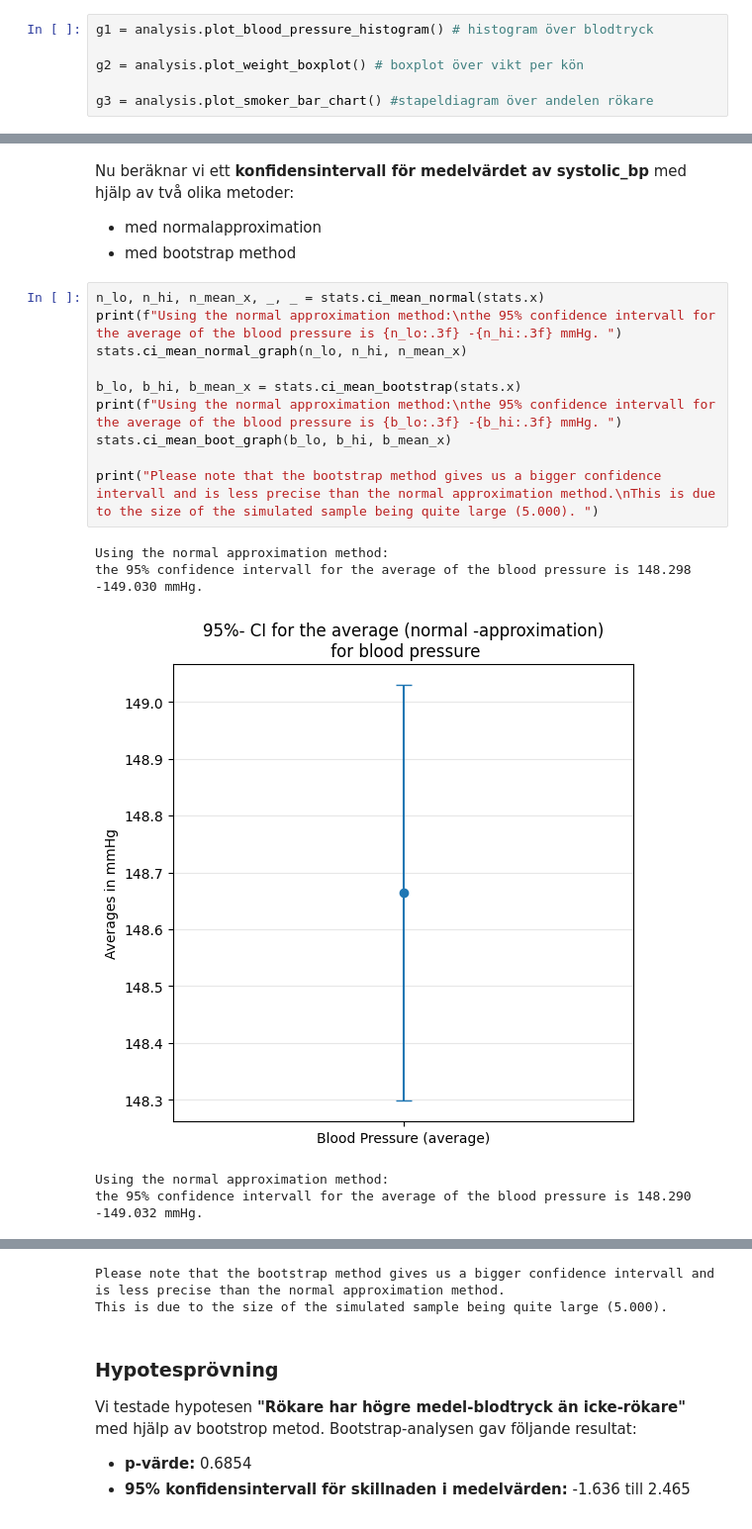
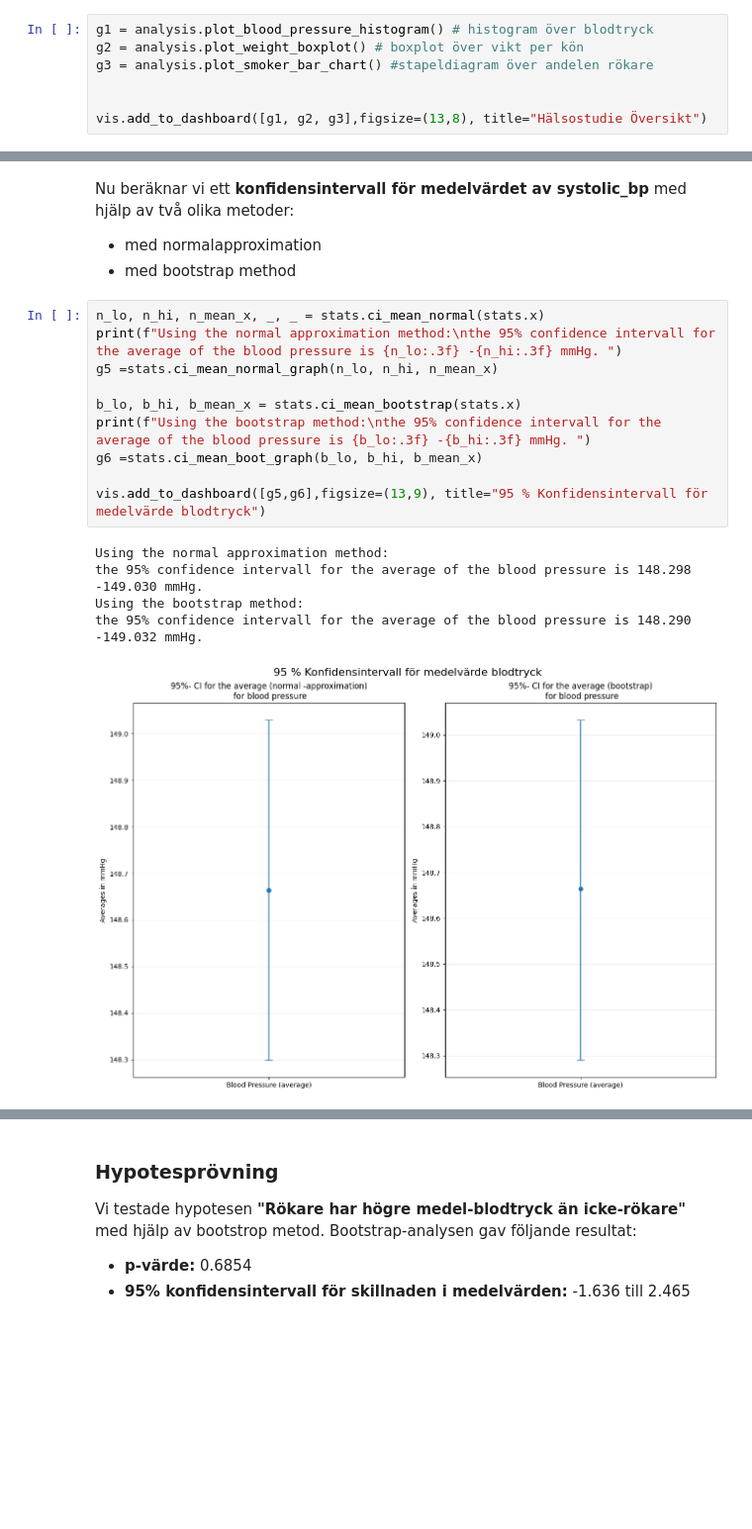
Before and after one commit to wendymermet-lgtm/H-lsostudie, a Jupyter notebook: report.ipynb, the cells around one changed output, grey strips where cells are left out. Shown: that part at 99% size. Saved outputs shown, nothing was run; the diff lists cells and outputs as text; blank space fills up the shorter version.

Commit message:
linear regression excercice added. Dashboar function added. Closing statement added.

```diff
--- a/report.ipynb
+++ b/report.ipynb
@@ -41,7 +73,8 @@ The maximum is 7.88
 # %%
 g1 = analysis.plot_blood_pressure_histogram() # histogram över blodtryck
+g2 = analysis.plot_weight_boxplot() # boxplot över vikt per kön
+g3 = analysis.plot_smoker_bar_chart() #stapeldiagram över andelen rökare
 
-g2 = analysis.plot_weight_boxplot() # boxplot över vikt per kön
 
-g3 = analysis.plot_smoker_bar_chart() #stapeldiagram över andelen rökare
+vis.add_to_dashboard([g1, g2, g3],figsize=(13,8), title="Hälsostudie Översikt")
 # %% [output]
@@ -89,16 +113,16 @@ Nu beräknar vi ett **konfidensintervall för medelvärdet av systolic_bp** med
 # %%
 n_lo, n_hi, n_mean_x, _, _ = stats.ci_mean_normal(stats.x)
 print(f"Using the normal approximation method:\nthe 95% confidence intervall for the average of the blood pressure is {n_lo:.3f} -{n_hi:.3f} mmHg. ")
-stats.ci_mean_normal_graph(n_lo, n_hi, n_mean_x)
+g5 =stats.ci_mean_normal_graph(n_lo, n_hi, n_mean_x)
 
 b_lo, b_hi, b_mean_x = stats.ci_mean_bootstrap(stats.x)
-print(f"Using the normal approximation method:\nthe 95% confidence intervall for the average of the blood pressure is {b_lo:.3f} -{b_hi:.3f} mmHg. ")
-stats.ci_mean_boot_graph(b_lo, b_hi, b_mean_x)
+print(f"Using the bootstrap method:\nthe 95% confidence intervall for the average of the blood pressure is {b_lo:.3f} -{b_hi:.3f} mmHg. ")
+g6 =stats.ci_mean_boot_graph(b_lo, b_hi, b_mean_x)
 
-print("Please note that the bootstrap method gives us a bigger confidence intervall and is less precise than the normal approximation method.\nThis is due to the size of the simulated sample being quite large (5.000). ")
+vis.add_to_dashboard([g5,g6],figsize=(13,9), title="95 % Konfidensintervall för medelvärde blodtryck")
 # %% [output]
 Using the normal approximation method:
 the 95% confidence intervall for the average of the blood pressure is 148.298 -149.030 mmHg.
+Using the bootstrap method:
+the 95% confidence intervall for the average of the blood pressure is 148.290 -149.032 mmHg.
-[figure, old version]
+[figure, new version]
-Using the normal approximation method:
-the 95% confidence intervall for the average of the blood pressure is 148.290 -149.032 mmHg.
@@ -106,5 +129,3 @@ the 95% confidence intervall for the average of the blood pressure is 148.290 -1
-Please note that the bootstrap method gives us a bigger confidence intervall and is less precise than the normal approximation method.
-This is due to the size of the simulated sample being quite large (5.000).
 # %% [markdown]
 ### Hypotesprövning
 
```
Also changed, not shown: parts of 14 cells of this notebook, 3 other files.
